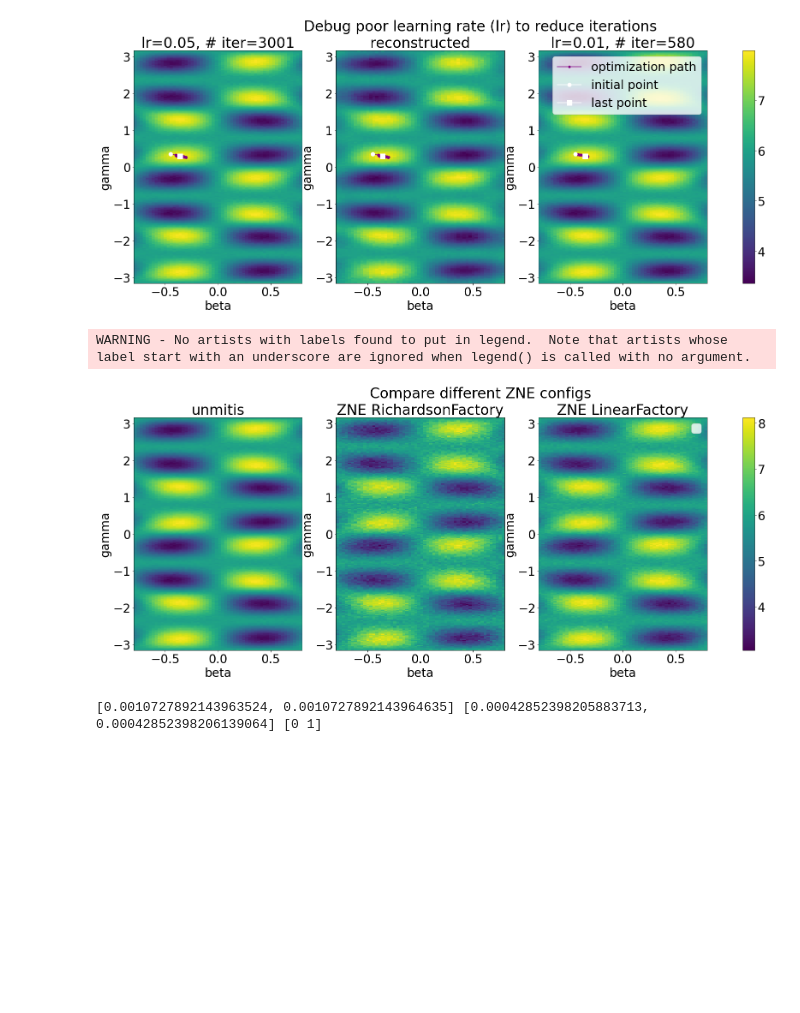
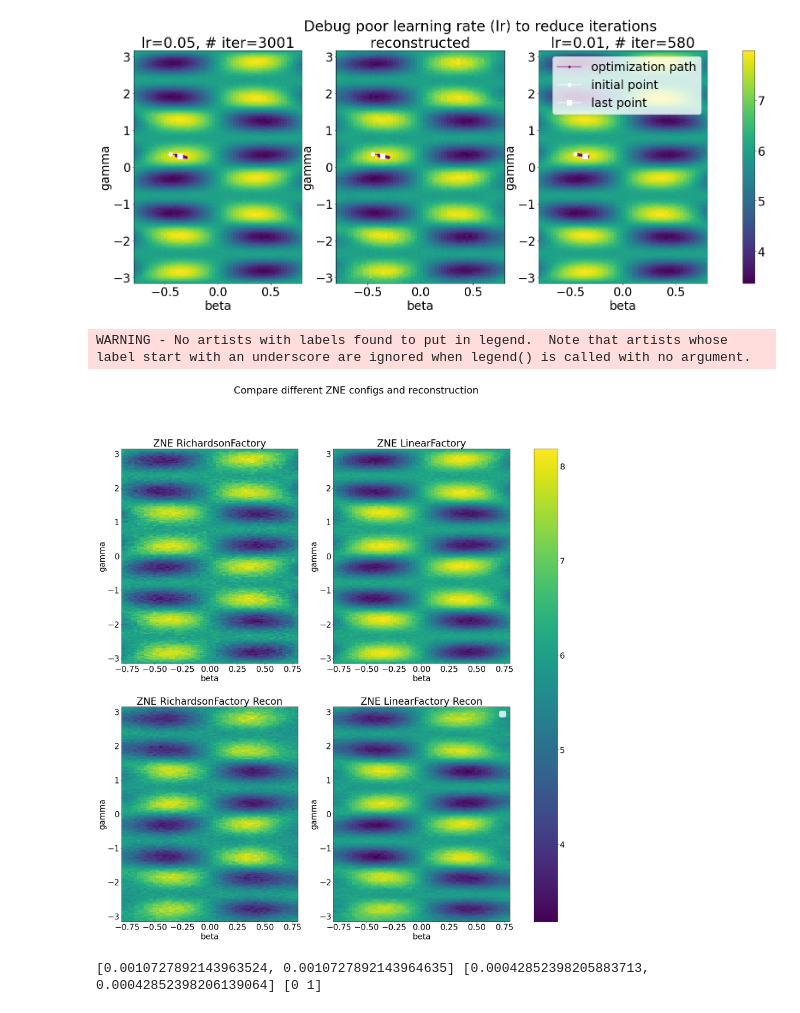
Before and after one commit to kunliu7/oscar, a Jupyter notebook: vis_figures_in_paper.ipynb, the cells around one changed output. Saved outputs shown, nothing was run; the diff lists cells and outputs as text; code cells hidden in the pictures; blank space fills up the shorter version.

Commit message:
feat: vis use case 3

```diff
--- a/vis_figures_in_paper.ipynb
+++ b/vis_figures_in_paper.ipynb
@@ -286,35 +286,39 @@ vis_case2()
 # %%
 def vis_case_compare_mitigation_method():
 
     # derive origin full landscape
     data_dir = "figs/cnt_opt_miti/2022-08-10_10:14:03/G40_nQ8_p1"
     data = np.load(f"{data_dir}/data.npz", allow_pickle=True)
     origin = data['origin'].tolist()
     full_range = data['full_range'].tolist()
     miti1 = origin['mitis']
 
     # derive reconstructed landscape
-    recon_path = f"{data_dir}/2D_CS_recon.npz"
+    recon_path = f"{data_dir}/2D_CS_recon_sf0.050.npz"
     recon = np.load(recon_path, allow_pickle=True)['recon'].tolist()
+    miti1_recon = recon['mitis']
 
-    data2_dir = "figs/gen_p1_landscape/2022-10-08_16:52:53/G40_nQ8_p1_depolar0.001_0.005_zneLinear/data.npz"
-    miti2 = np.load(data2_dir, allow_pickle=True)['origin'].tolist()['mitis']
+    data2_dir = "figs/gen_p1_landscape/2022-10-08_16:52:53/G40_nQ8_p1_depolar0.001_0.005_zneLinear"
+    miti2 = np.load(f"{data2_dir}/data.npz", allow_pickle=True)['origin'].tolist()['mitis']
+    recon2_path = f"{data2_dir}/2D_CS_recon_sf0.050.npz"
+    miti2_recon = np.load(recon2_path, allow_pickle=True)['recon'].tolist()['mitis']
 
     # params_paths = [opt_data2['params_path'].tolist(), opt_data2['params_path'].tolist(), opt_data1['params_path']]
 
     _vis_landscapes(
-        landscapes=[origin['unmitis'], miti1, miti2],
-        labels=["unmitis", "ZNE RichardsonFactory", "ZNE LinearFactory"],
+        # landscapes=[origin['unmitis'], miti1, miti2, miti1_recon, miti2_recon],
+        landscapes=[miti1, miti2, miti1_recon, miti2_recon],
+        labels=["ZNE RichardsonFactory", "ZNE LinearFactory", "ZNE RichardsonFactory Recon", "ZNE LinearFactory Recon"],
         full_range=full_range,
         true_optima=None,
-        title="Compare different ZNE configs",
-        save_path="paper_figs/case2.png",
-        params_paths=[None, None, None]
+        title="Compare different ZNE configs and reconstruction",
+        save_path="paper_figs/case3.png",
+        params_paths=[None, None, None, None]
     )
 vis_case_compare_mitigation_method()
 # %% [output]
 WARNING - No artists with labels found to put in legend.  Note that artists whose label start with an underscore are ignored when legend() is called with no argument.
-[figure, old version]
+[figure, new version]
 # %%
 def vis_recon_error():
     # diff1 = {'L2-norm': 30.804969647723908, 'MSE': 0.2738246568786238, '1-NCC': 0.0010727892143963524, 'COS': 0.0010727892143964635}
```
